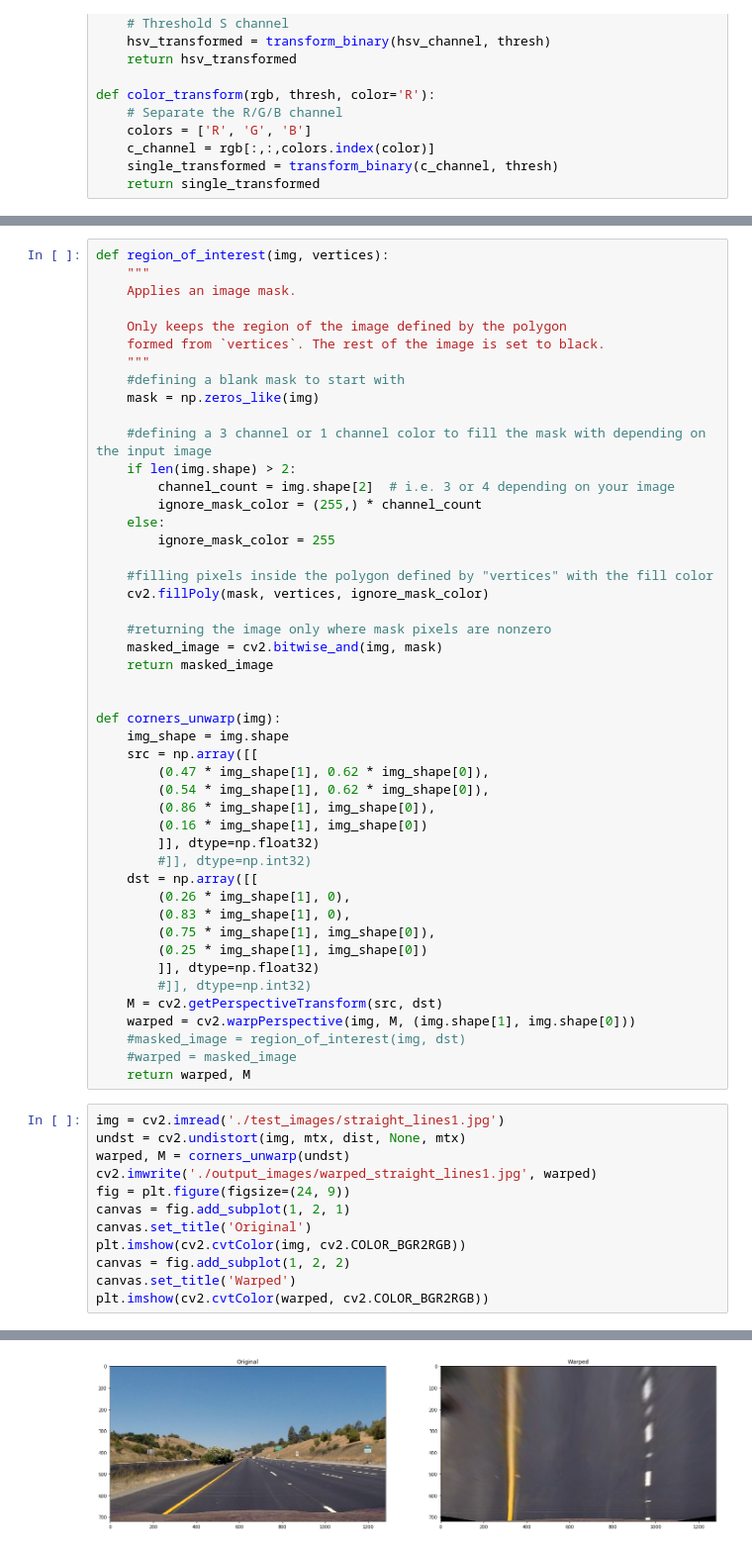
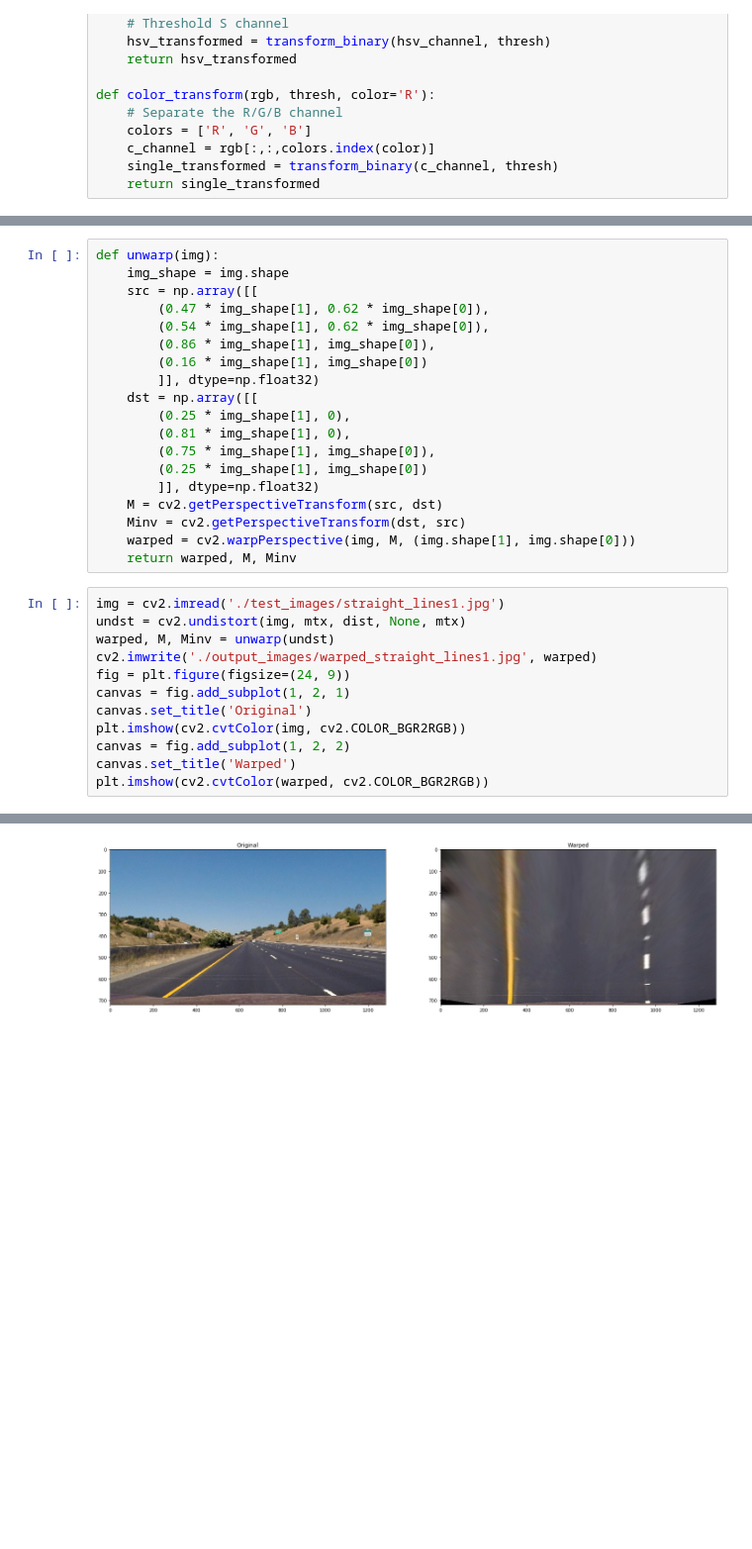
Before and after one commit to itprov/CarND-Advanced-Lane-Lines, a Jupyter notebook: Find-Lane-Advanced.ipynb, the cells around one changed output, grey strips where cells are left out. Shown at 99% size. Drawn from its saved outputs; the diff is of its cells as text; blank space fills up the shorter version.

```diff
--- a/Find-Lane-Advanced.ipynb
+++ b/Find-Lane-Advanced.ipynb
@@ -166,30 +168,5 @@ def color_transform(rgb, thresh, color='R'):
 # %%
-def region_of_interest(img, vertices):
-    """
-    Applies an image mask.
-
-    Only keeps the region of the image defined by the polygon
-    formed from `vertices`. The rest of the image is set to black.
-    """
-    #defining a blank mask to start with
-    mask = np.zeros_like(img)
-
-    #defining a 3 channel or 1 channel color to fill the mask with depending on the input image
-    if len(img.shape) > 2:
-        channel_count = img.shape[2]  # i.e. 3 or 4 depending on your image
-        ignore_mask_color = (255,) * channel_count
-    else:
-        ignore_mask_color = 255
-
-    #filling pixels inside the polygon defined by "vertices" with the fill color
-    cv2.fillPoly(mask, vertices, ignore_mask_color)
-
-    #returning the image only where mask pixels are nonzero
-    masked_image = cv2.bitwise_and(img, mask)
-    return masked_image
-
-
-def corners_unwarp(img):
+def unwarp(img):
     img_shape = img.shape
     src = np.array([[
         (0.47 * img_shape[1], 0.62 * img_shape[0]),
@@ -197,31 +174,28 @@ def corners_unwarp(img):
         (0.86 * img_shape[1], img_shape[0]),
         (0.16 * img_shape[1], img_shape[0])
         ]], dtype=np.float32)
-        #]], dtype=np.int32)
     dst = np.array([[
-        (0.26 * img_shape[1], 0),
-        (0.83 * img_shape[1], 0),
+        (0.25 * img_shape[1], 0),
+        (0.81 * img_shape[1], 0),
         (0.75 * img_shape[1], img_shape[0]),
         (0.25 * img_shape[1], img_shape[0])
         ]], dtype=np.float32)
-        #]], dtype=np.int32)
     M = cv2.getPerspectiveTransform(src, dst)
+    Minv = cv2.getPerspectiveTransform(dst, src)
     warped = cv2.warpPerspective(img, M, (img.shape[1], img.shape[0]))
-    #masked_image = region_of_interest(img, dst)
-    #warped = masked_image
-    return warped, M
+    return warped, M, Minv
 # %%
 img = cv2.imread('./test_images/straight_lines1.jpg')
 undst = cv2.undistort(img, mtx, dist, None, mtx)
-warped, M = corners_unwarp(undst)
+warped, M, Minv = unwarp(undst)
 cv2.imwrite('./output_images/warped_straight_lines1.jpg', warped)
 fig = plt.figure(figsize=(24, 9))
 canvas = fig.add_subplot(1, 2, 1)
 canvas.set_title('Original')
 plt.imshow(cv2.cvtColor(img, cv2.COLOR_BGR2RGB))
 canvas = fig.add_subplot(1, 2, 2)
 canvas.set_title('Warped')
 plt.imshow(cv2.cvtColor(warped, cv2.COLOR_BGR2RGB))
 # %% [output]
 <matplotlib.image.AxesImage at 0x...>
-[figure, old version]
+[figure, new version]
```
Also changed, not shown: parts of 15 cells of this notebook, 22 other files.
